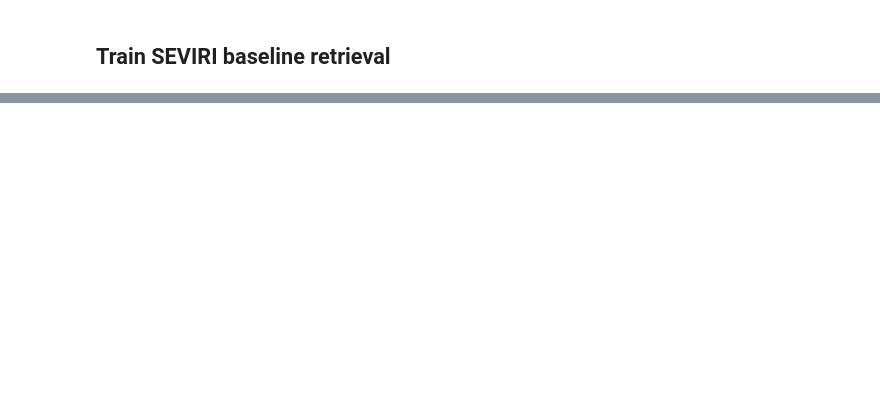
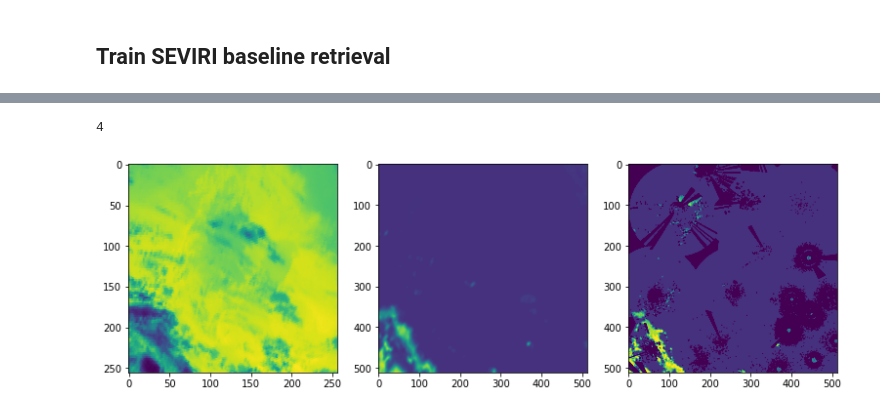
Before and after one commit to simonpf/chimp, a Jupyter notebook: notebooks/test_training.ipynb, the cells around one changed output, grey strips where cells are left out. Cells and saved outputs as stored; diff of their text form; code cells hidden in the pictures; blank space fills up the shorter version.

```diff
--- a/notebooks/test_training.ipynb
+++ b/notebooks/test_training.ipynb
@@ -94,0 +180,4 @@ qrnn.save(cimr_path / models / "cimr_seviri.pckl")
+# %%
+len(qrnn.model.up_stages)
+# %% [output]
+4
@@ -94,0 +189,30 @@ qrnn.save(cimr_path / models / "cimr_seviri.pckl")
+# %%
+validation_iterator = iter(validation_loader)
+# %%
+x, y = next(validation_iterator)
+# %%
+quantiles = np.linspace(0, 1.0, 66)[1:-1]
+# %%
+import torch
+from quantnn.quantiles import posterior_mean
+model = qrnn.model
+model.to("cpu")
+
+# Sequence data
+with torch.no_grad():
+    y_pred = posterior_mean(y_pred=model(x), quantile_axis=1, quantiles=torch.tensor(quantiles))
+# %%
+f, axs = plt.subplots(1, 3, figsize=(13, 6))
+
+ind = 8
+
+ax = axs[0]
+m = ax.imshow(x["geo"][ind, -2])
+
+ax = axs[1]
+m = ax.imshow(y_pred[ind], vmin=-40, vmax=30)
+
+ax = axs[2]
+m = ax.imshow(y[ind], vmin=-40, vmax=30)
+# %% [output]
+[figure, added]
```
Also changed, not shown: parts of 16 cells of this notebook, 6 other files.
